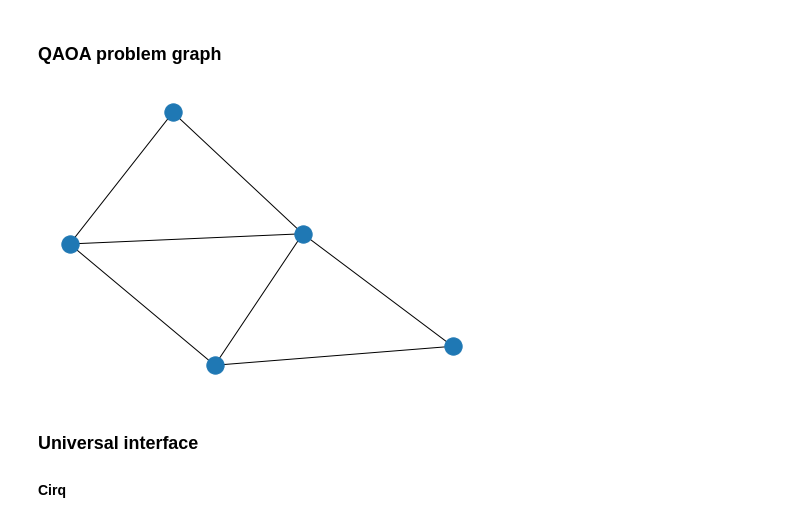
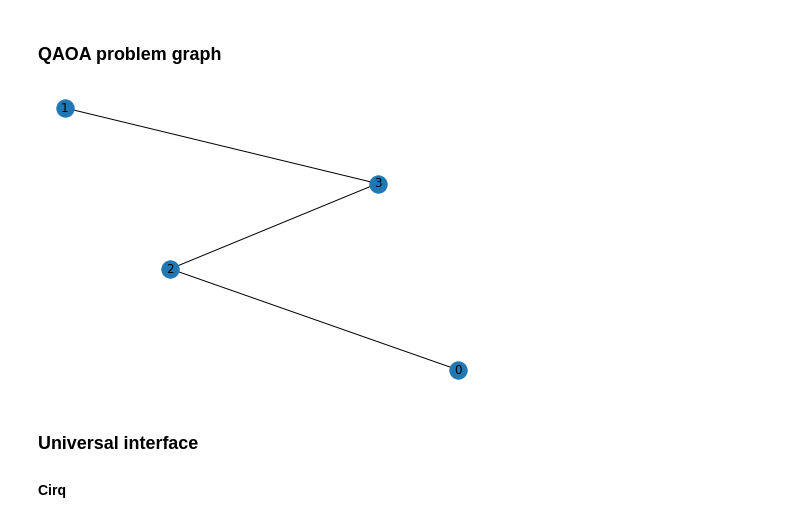
Before and after one commit to danlkv/QTensor, a Jupyter notebook: examples/QTensor usage.ipynb, the cells around one changed output. Saved outputs shown, nothing was run; the diff lists cells and outputs as text; code cells hidden in the pictures.

```diff
--- a/examples/QTensor usage.ipynb
+++ b/examples/QTensor usage.ipynb
@@ -26,10 +26,10 @@ from qensor import CirqQAOAComposer, QtreeQAOAComposer
 ### QAOA problem graph
 # %%
 
-G = nx.erdos_renyi_graph(5, 3/(5-1))
-nx.draw_kamada_kawai(G)
+G = nx.erdos_renyi_graph(4, 2/(5-1))
+nx.draw_kamada_kawai(G, with_labels=True)
 # %% [output]
-[figure, old version]
+[figure, new version]
 # %% [markdown]
 ### Universal interface
 #### Cirq
```
Also changed, not shown: parts of 8 cells of this notebook, 6 other files.
